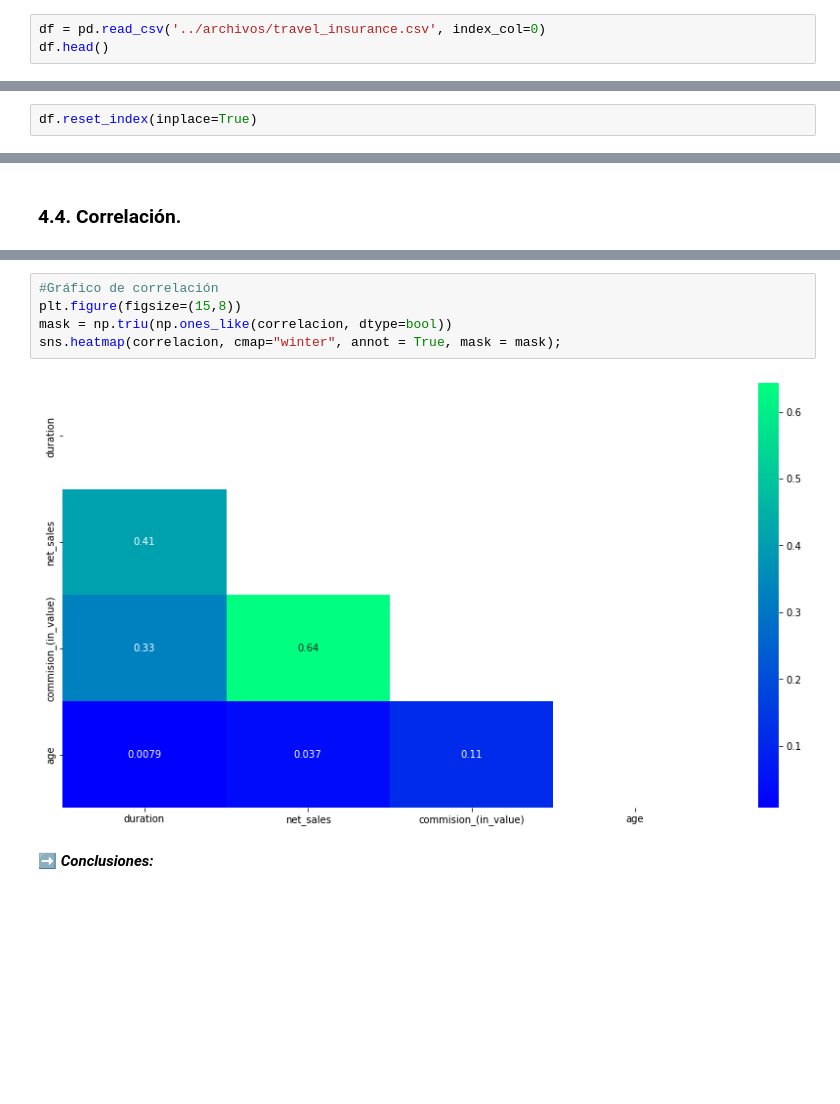
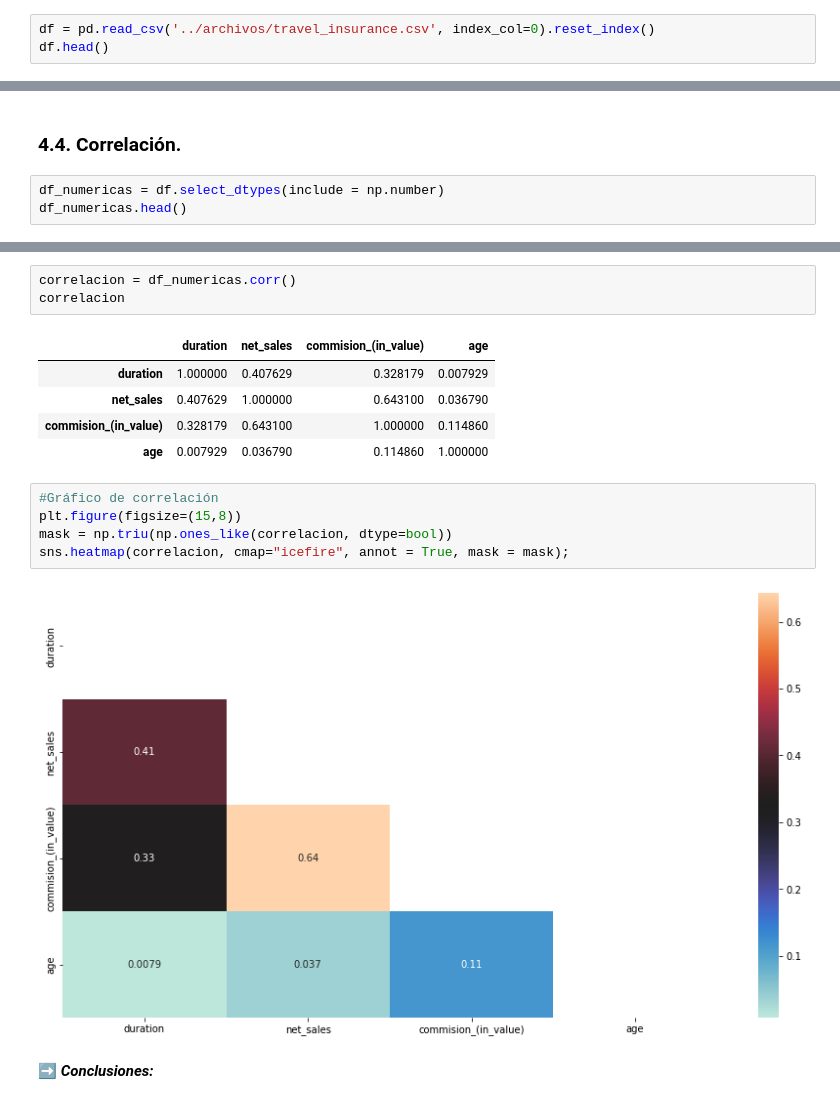
Before and after one commit to Adalab/DA-promo-c-modulo-3-sprint-1-Mina-Mai, a Jupyter notebook: Regresion_logistica/pp_regresion_logistica_1.ipynb, the cells around one changed output, grey strips where cells are left out. Saved outputs shown, nothing was run; the diff lists cells and outputs as text; blank space fills up the shorter version.

```diff
--- a/Regresion_logistica/pp_regresion_logistica_1.ipynb
+++ b/Regresion_logistica/pp_regresion_logistica_1.ipynb
@@ -26,6 +26,6 @@ Se ruega a la hora de realizar la entrega que incluyais el conjunto de datos que
 ### 1. Buscar un conjunto de datos a analizar.
 Se recomienda que el conjunto de datos a analizar tenga variables numéricas y categóricas, primando que haya más de una variable de tipo numérico.
 # %%
-df = pd.read_csv('../archivos/travel_insurance.csv', index_col=0)
+df = pd.read_csv('../archivos/travel_insurance.csv', index_col=0).reset_index()
 df.head()
 # %% [output]
@@ -39,5 +38,3 @@ df.head()
-# %%
-df.reset_index(inplace=True)
 # %% [markdown]
 ### 2. Explicar los datos y las variables disponibles en el conjunto de datos seleccionado.
 # %% [markdown]
@@ -494,3 +557,6 @@ fig.tight_layout();
 ➡️ **_Conclusiones:_**
 # %% [markdown]
 ### 4.4. Correlación.
+# %%
+df_numericas = df.select_dtypes(include = np.number)
+df_numericas.head()
@@ -497,10 +570,19 @@ fig.tight_layout();
+# %%
+correlacion = df_numericas.corr()
+correlacion
+# %% [output]
+|  | duration | net_sales | commision_(in_value) | age |
+| duration | 1.000000 | 0.407629 | 0.328179 | 0.007929 |
+| net_sales | 0.407629 | 1.000000 | 0.643100 | 0.036790 |
+| commision_(in_value) | 0.328179 | 0.643100 | 1.000000 | 0.114860 |
+| age | 0.007929 | 0.036790 | 0.114860 | 1.000000 |
 # %%
 #Gráfico de correlación
 plt.figure(figsize=(15,8))
 mask = np.triu(np.ones_like(correlacion, dtype=bool))
-sns.heatmap(correlacion, cmap="winter", annot = True, mask = mask);
+sns.heatmap(correlacion, cmap="icefire", annot = True, mask = mask);
 # %% [output]
-[figure, old version]
+[figure, new version]
 # %% [markdown]
 ➡️ **_Conclusiones:_**
 # %% [markdown]
```
Also changed, not shown: parts of 18 cells of this notebook.
